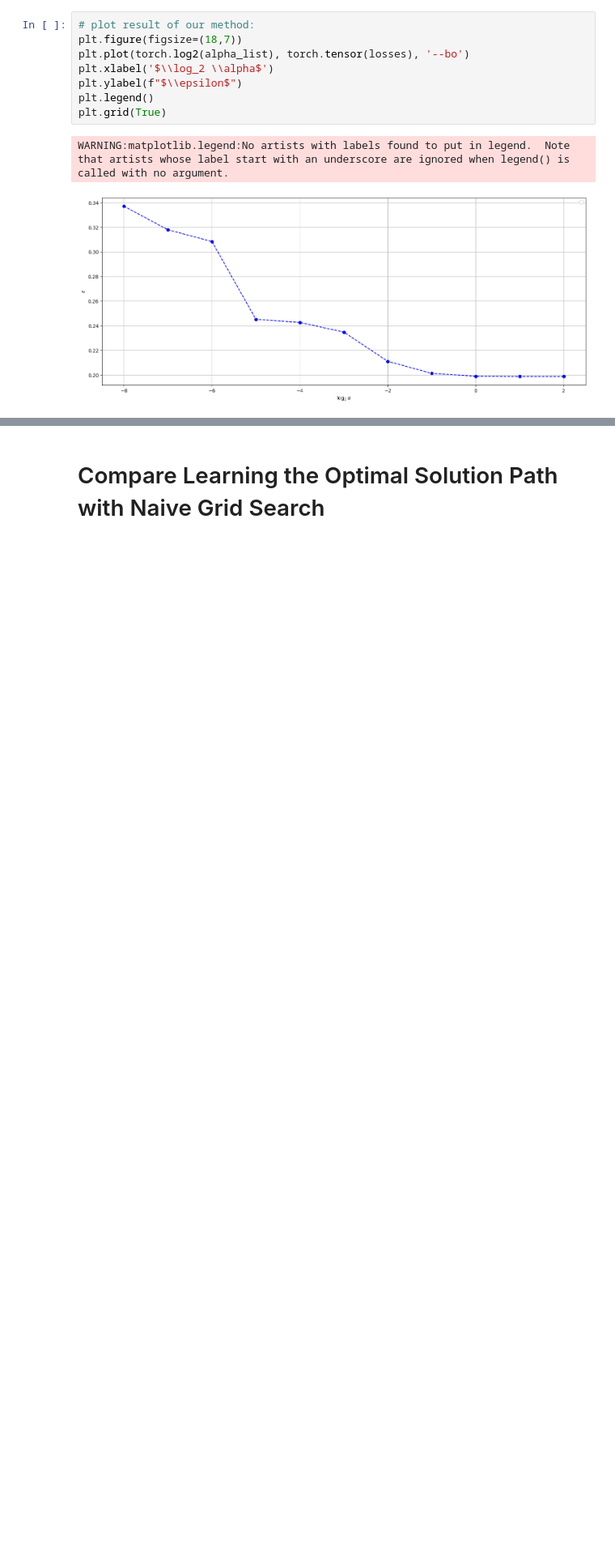
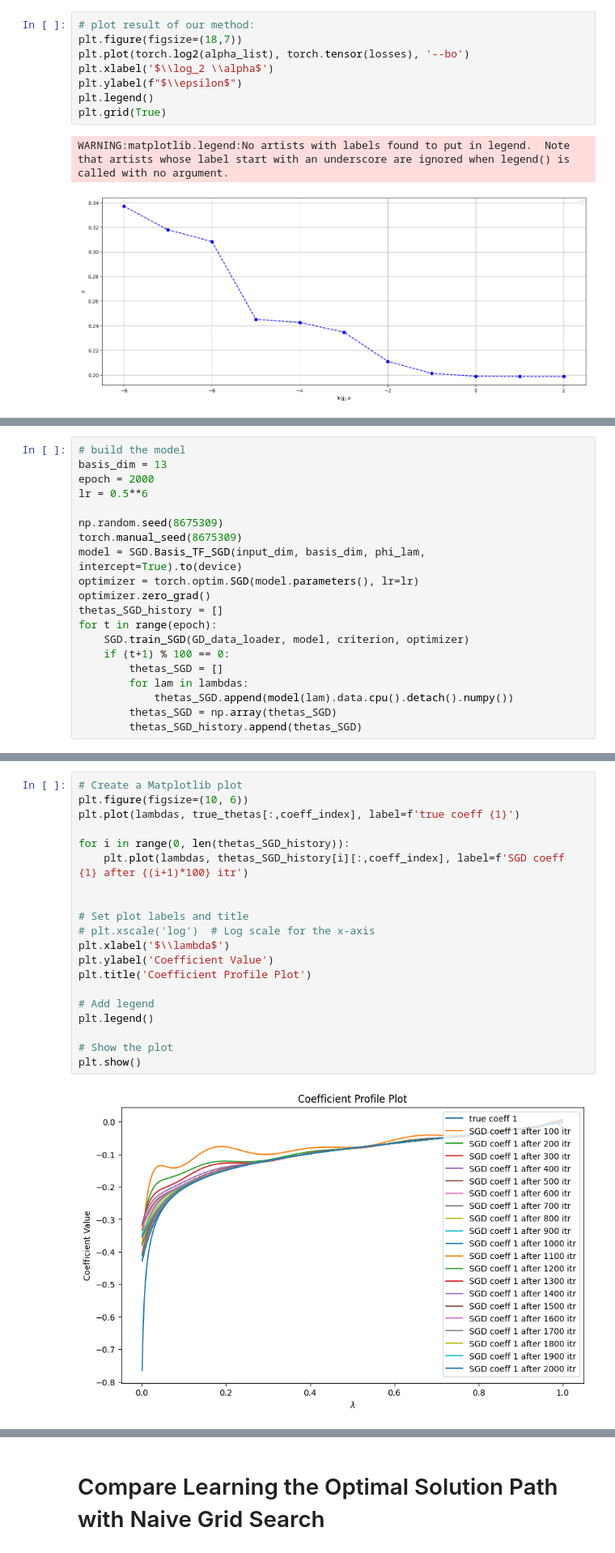
Before and after one commit to Cumberkid/Learning-the-Optimal-Solution-Path, a Jupyter notebook: Learning_the_Optimal_Solution_Path_vs_Naive_Grid_Search_using_PyTorch.ipynb, the cells around one changed output, grey strips where cells are left out. Shown at 81% size. Saved outputs shown, nothing was run; the diff lists cells and outputs as text; blank space fills up the shorter version.

```diff
--- a/Learning_the_Optimal_Solution_Path_vs_Naive_Grid_Search_using_PyTorch.ipynb
+++ b/Learning_the_Optimal_Solution_Path_vs_Naive_Grid_Search_using_PyTorch.ipynb
@@ -383,0 +507,20 @@ WARNING:matplotlib.legend:No artists with labels found to put in legend.  Note t
+# %%
+# build the model
+basis_dim = 13
+epoch = 2000
+lr = 0.5**6
+
+np.random.seed(8675309)
+torch.manual_seed(8675309)
+model = SGD.Basis_TF_SGD(input_dim, basis_dim, phi_lam, intercept=True).to(device)
+optimizer = torch.optim.SGD(model.parameters(), lr=lr)
+optimizer.zero_grad()
+thetas_SGD_history = []
+for t in range(epoch):
+    SGD.train_SGD(GD_data_loader, model, criterion, optimizer)
+    if (t+1) % 100 == 0:
+        thetas_SGD = []
+        for lam in lambdas:
+            thetas_SGD.append(model(lam).data.cpu().detach().numpy())
+        thetas_SGD = np.array(thetas_SGD)
+        thetas_SGD_history.append(thetas_SGD)
@@ -383,0 +531,22 @@ WARNING:matplotlib.legend:No artists with labels found to put in legend.  Note t
+# %%
+# Create a Matplotlib plot
+plt.figure(figsize=(10, 6))
+plt.plot(lambdas, true_thetas[:,coeff_index], label=f'true coeff {1}')
+
+for i in range(0, len(thetas_SGD_history)):
+    plt.plot(lambdas, thetas_SGD_history[i][:,coeff_index], label=f'SGD coeff {1} after {(i+1)*100} itr')
+
+
+# Set plot labels and title
+# plt.xscale('log')  # Log scale for the x-axis
+plt.xlabel('$\\lambda$')
+plt.ylabel('Coefficient Value')
+plt.title('Coefficient Profile Plot')
+
+# Add legend
+plt.legend()
+
+# Show the plot
+plt.show()
+# %% [output]
+[figure, added]
```
Also changed, not shown: parts of 41 cells of this notebook.
